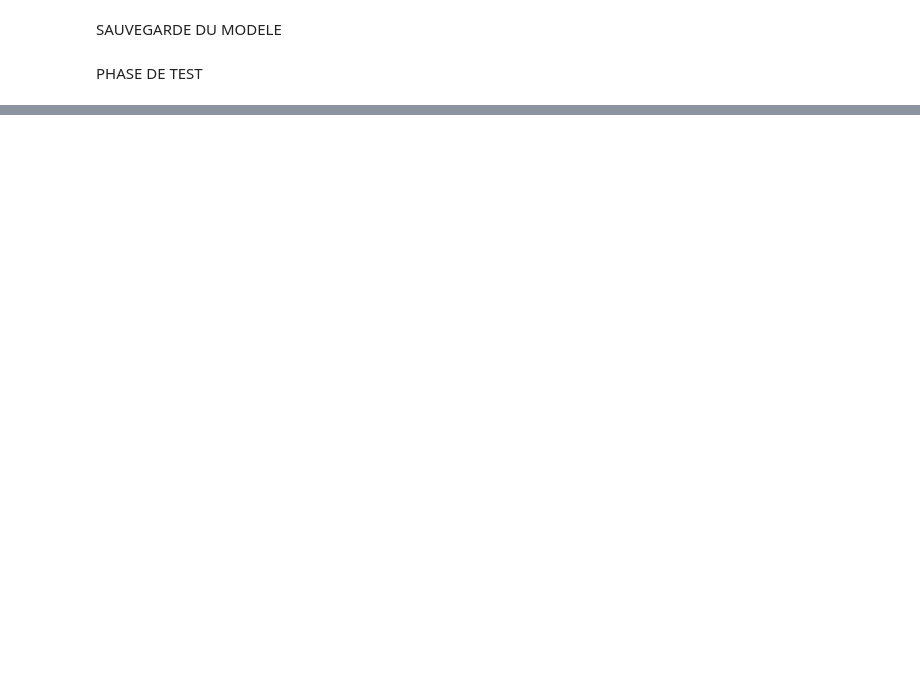
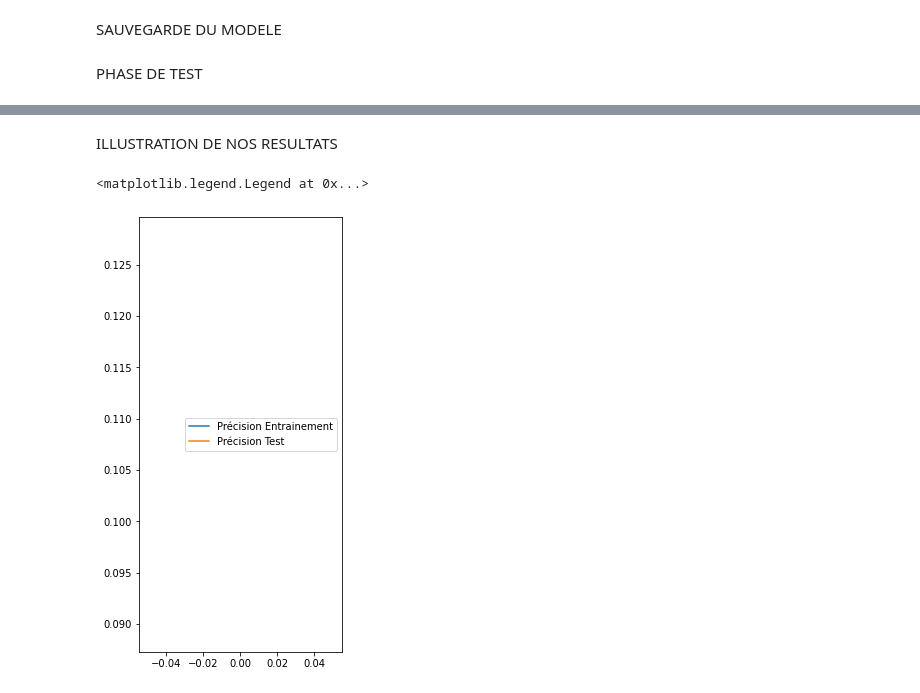
Before and after one commit to B3njaminV/python-ia-app, a Jupyter notebook: Machine.ipynb, the cells around one changed output, grey strips where cells are left out. Cells and saved outputs as stored; diff of their text form; code cells hidden in the pictures; blank space fills up the shorter version.

```diff
--- a/Machine.ipynb
+++ b/Machine.ipynb
@@ -78,3 +65,29 @@ model.add(Dense(NBDOSSIER, activation = "softmax"))
+# %%
+model = Sequential() # On crée notre modèle séquentiel
+model.add(Conv2D(filters = 64, kernel_size = (3,3),padding = 'Same',activation ='relu', input_shape = (SIZE,SIZE,3)))
+#filter : dimension (nombre de filtres)
+#kernel_size : hauteur et la largeur de la fenêtre 2d de comparaison
+#padding : on remplit uniformément de 0, si on met valid a la place de Same, on ne remplit pas
+#activation : comme paramètre relu c'est qu'on utilise la fonction d'activation
+#input_shape : cette couche est la première, on doit donc lui donner un tupe qui représente la dimension, ici 128x128 et le 3 représente RVB
+model.add(MaxPooling2D(pool_size=(2,2)))
+#on sous échantillone en donnant une taille de fenêtre de 2 , 2
+
+model.add(Conv2D(filters = 128, kernel_size = (3,3),padding = 'Same',activation ='relu'))
+#on ajoute plus de filtres à notre couche
+model.add(Conv2D(filters = 128, kernel_size = (3,3),padding = 'Same',activation ='relu'))
+#idem
+model.add(Conv2D(filters = 128, kernel_size = (3,3),padding = 'Same',activation ='relu'))
+#idem
+model.add(MaxPooling2D(pool_size=(2,2)))
+
+model.add(Flatten())
+#On aplatit l'entrée les sorties de la dernière couche Conv2D
+model.add(Dense(128, activation='relu'))
+#On distribue / classe afin d'éviter overfiting
+model.add(Dense(64, activation='relu'))
+model.add(Dropout(rate=0.5))
+model.add(Dense(NBDOSSIER, activation = "softmax"))
 # %% [markdown]
 CREATION D'IMAGE D'ENTRAINEMENT
 # %%
@@ -149,0 +165,19 @@ for i in range(TAILLETEST):
+# %% [markdown]
+ILLUSTRATION DE NOS RESULTATS
+# %%
+acc = history.history['accuracy']
+val_acc = history.history['val_accuracy']
+
+loss = history.history['loss']
+val_loss = history.history['val_loss']
+
+epochs_range = range(epochs)
+
+plt.figure(figsize=(8, 8))
+plt.subplot(1, 2, 1)
+plt.plot(epochs_range, acc, label='Précision Entrainement')
+plt.plot(epochs_range, val_acc, label='Précision Test')
+plt.legend()
+# %% [output]
+<matplotlib.legend.Legend at 0x...>
+[figure, added]
```
Also changed, not shown: parts of 11 cells of this notebook, 2 other files.
